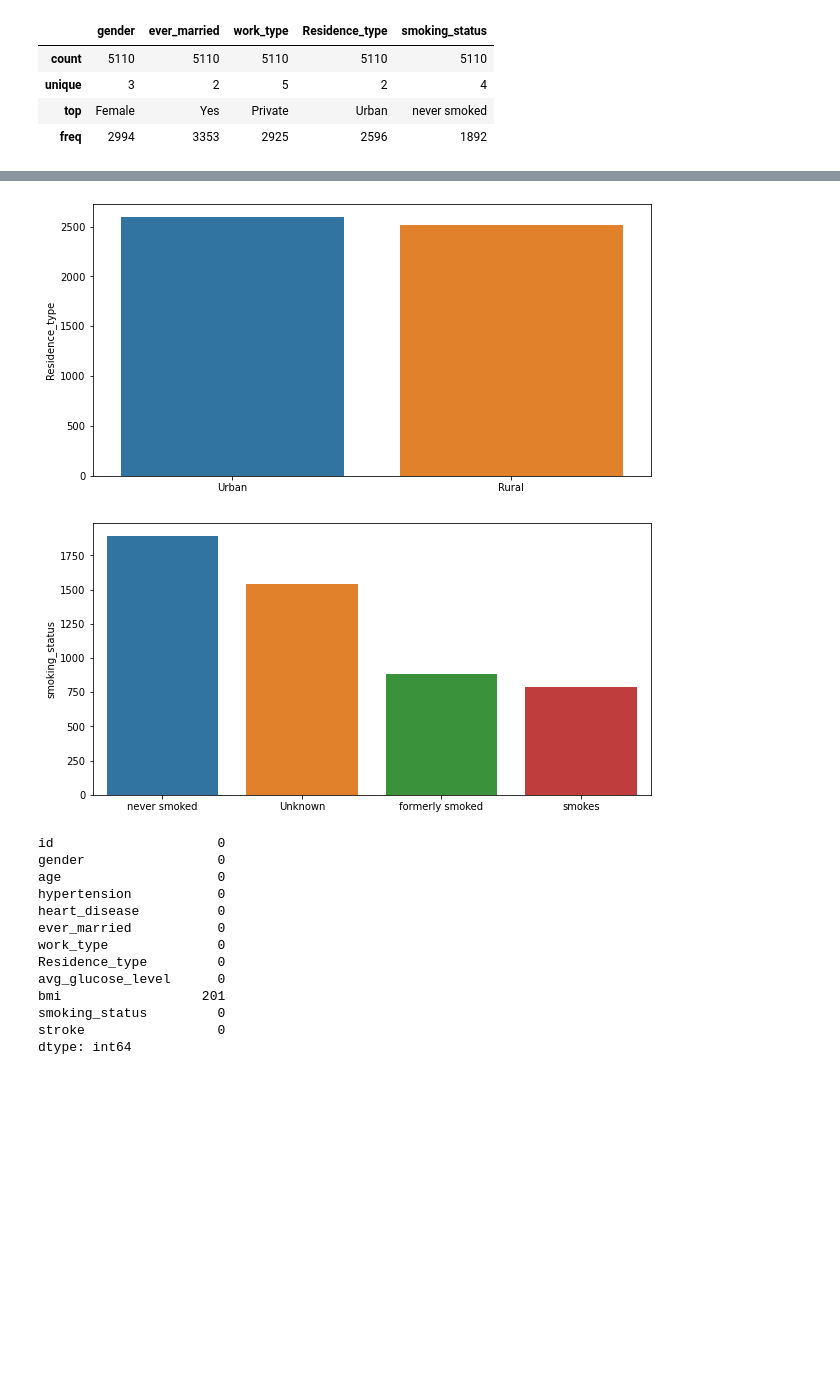
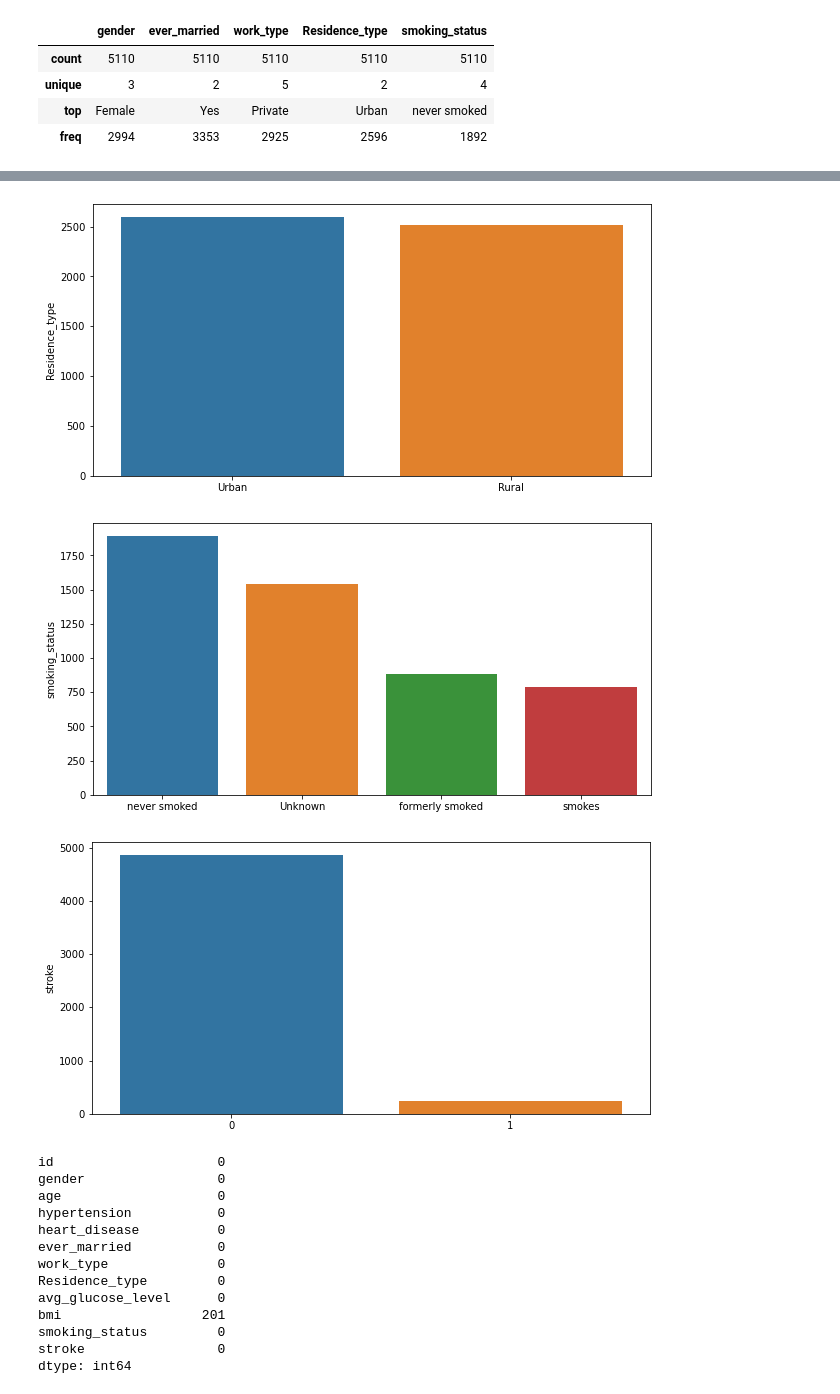
Before and after one commit to EBelekanich/Stroke-Prediction, a Jupyter notebook: Stroke-Prediction-checkpoint.ipynb, the cells around one changed output, grey strips where cells are left out. Saved outputs shown, nothing was run; the diff lists cells and outputs as text; code cells hidden in the pictures; blank space fills up the shorter version.

```diff
--- a/Stroke-Prediction-checkpoint.ipynb
+++ b/Stroke-Prediction-checkpoint.ipynb
@@ -145,19 +145,20 @@ stroke_df.describe(include=['O'])# statistical statistics for categorical variab
 | freq | 2994 | 3353 | 2925 | 2596 | 1892 |
 # %%
 #plotting the categorical variables
-stroke_barplot = stroke_df[['gender', 'ever_married', 'work_type', 'Residence_type', 'smoking_status']]
+stroke_barplot = stroke_df[['gender', 'ever_married', 'work_type', 'Residence_type', 'smoking_status','stroke']]
 
 for i in stroke_barplot.columns:
     plt.figure(figsize=(10,5))
     cat_num = stroke_df[i].value_counts()
     sns.barplot(x=cat_num.index, y=cat_num)
     plt.show()
 # %% [output]
 [figure]
 [figure]
 [figure]
 [figure]
 [figure]
+[figure, added]
 # %%
 stroke_df.isna().sum() # check for missing values bmi has 201 missing values 4% of the values are missing
 # %% [output]
```
Also changed, not shown: parts of 5 cells of this notebook.
